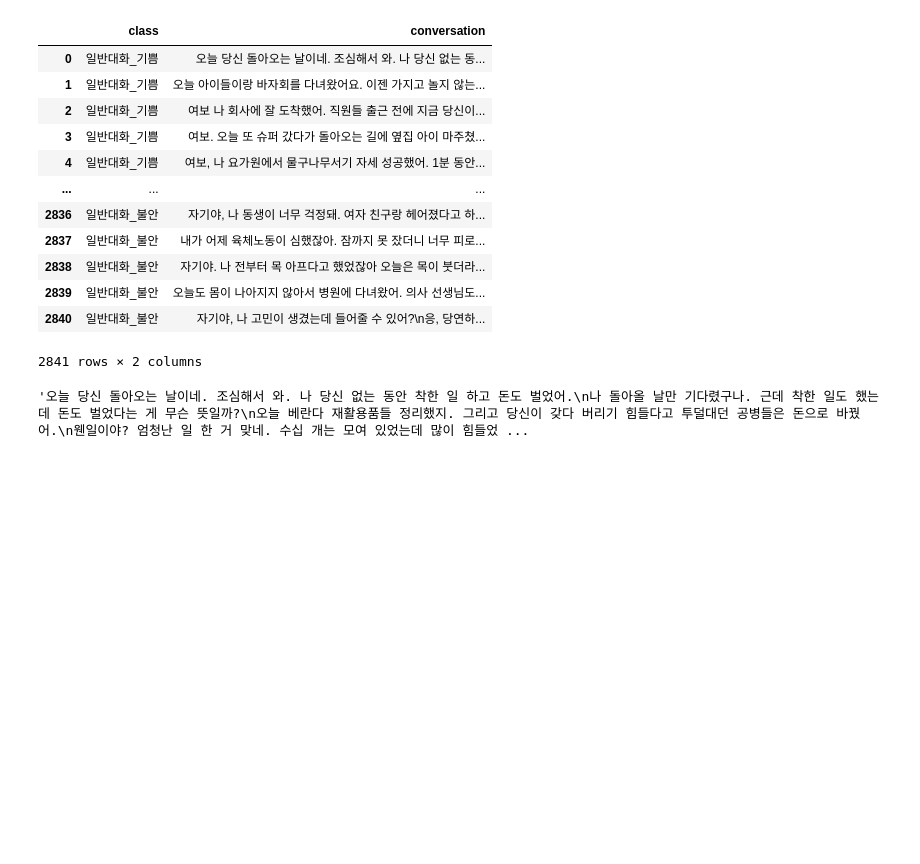
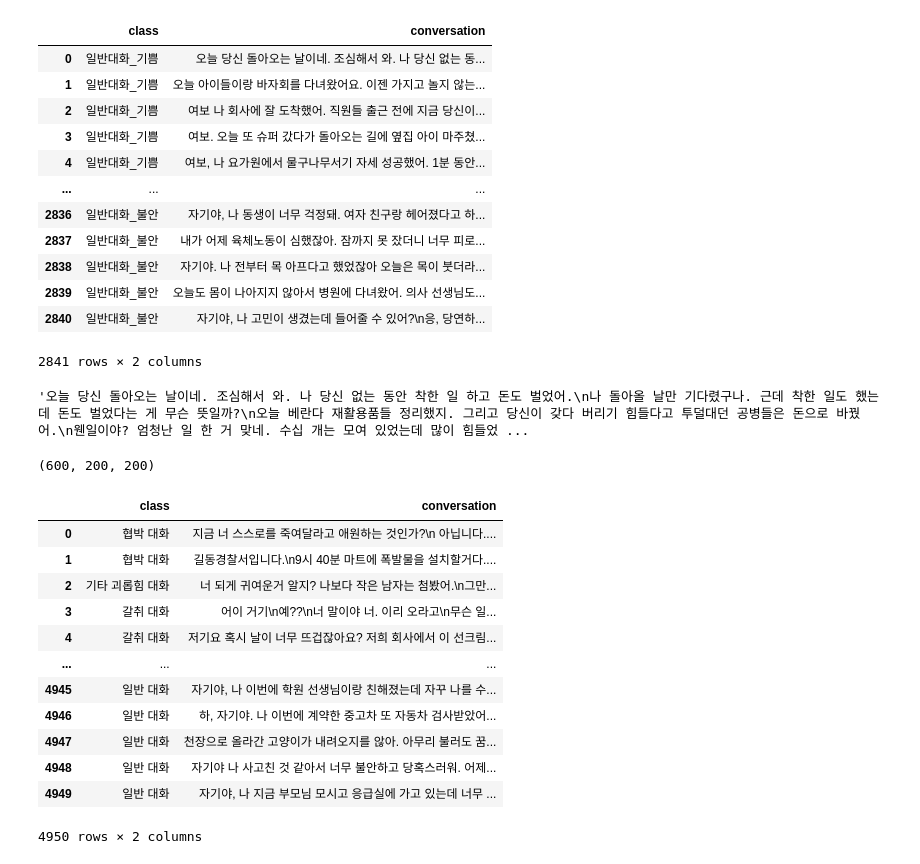
Before and after one commit to SamSam-Kim/DLThon, a Jupyter notebook: beom/load_hub_data.ipynb, the cells around one changed output. Drawn from its saved outputs; the diff is of its cells as text; code cells hidden in the pictures; blank space fills up the shorter version.

```diff
--- a/beom/load_hub_data.ipynb
+++ b/beom/load_hub_data.ipynb
@@ -93,0 +153,29 @@ result_df.to_csv('hub_data.csv', encoding='utf-8')
+# %%
+a = hub_df[hub_df['class'].str.contains('기쁨')].sample(600)
+b = hub_df[hub_df['class'].str.contains('분노')].sample(200)
+c = hub_df[hub_df['class'].str.contains('불안')].sample(200)
+len(a), len(b), len(c)
+# %% [output]
+(600, 200, 200)
+# %%
+temp = pd.concat([a, b, c], ignore_index=True)
+# %%
+temp['class'] = '일반 대화'
+# %%
+train_df = pd.concat([train_df, temp], ignore_index=True).reset_index(drop=True)
+# %%
+train_df
+# %% [output]
+|  | class | conversation |
+| 0 | 협박 대화 | 지금 너 스스로를 죽여달라고 애원하는 것인가?\n 아닙니다.... |
+| 1 | 협박 대화 | 길동경찰서입니다.\n9시 40분 마트에 폭발물을 설치할거다.... |
+| 2 | 기타 괴롭힘 대화 | 너 되게 귀여운거 알지? 나보다 작은 남자는 첨봤어.\n그만... |
+| 3 | 갈취 대화 | 어이 거기\n예??\n너 말이야 너. 이리 오라고\n무슨 일... |
+| 4 | 갈취 대화 | 저기요 혹시 날이 너무 뜨겁잖아요? 저희 회사에서 이 선크림... |
+| ... | ... | ... |
+| 4945 | 일반 대화 | 자기야, 나 이번에 학원 선생님이랑 친해졌는데 자꾸 나를 수... |
+| 4946 | 일반 대화 | 하, 자기야. 나 이번에 계약한 중고차 또 자동차 검사받았어... |
+| 4947 | 일반 대화 | 천장으로 올라간 고양이가 내려오지를 않아. 아무리 불러도 꿈... |
+| 4948 | 일반 대화 | 자기야 나 사고친 것 같아서 너무 불안하고 당혹스러워. 어제... |
+| 4949 | 일반 대화 | 자기야, 나 지금 부모님 모시고 응급실에 가고 있는데 너무 ... |
+4950 rows × 2 columns
```
Also changed, not shown: parts of 13 cells of this notebook, 7 other files.
